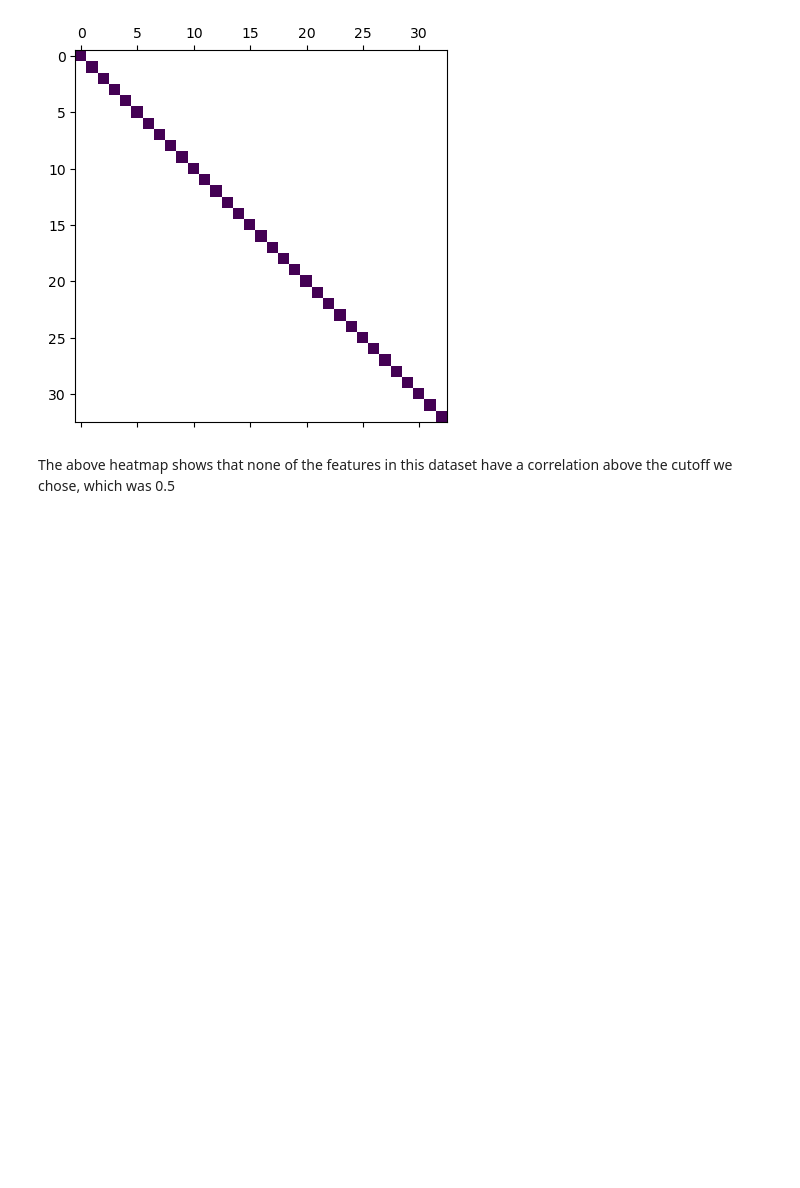
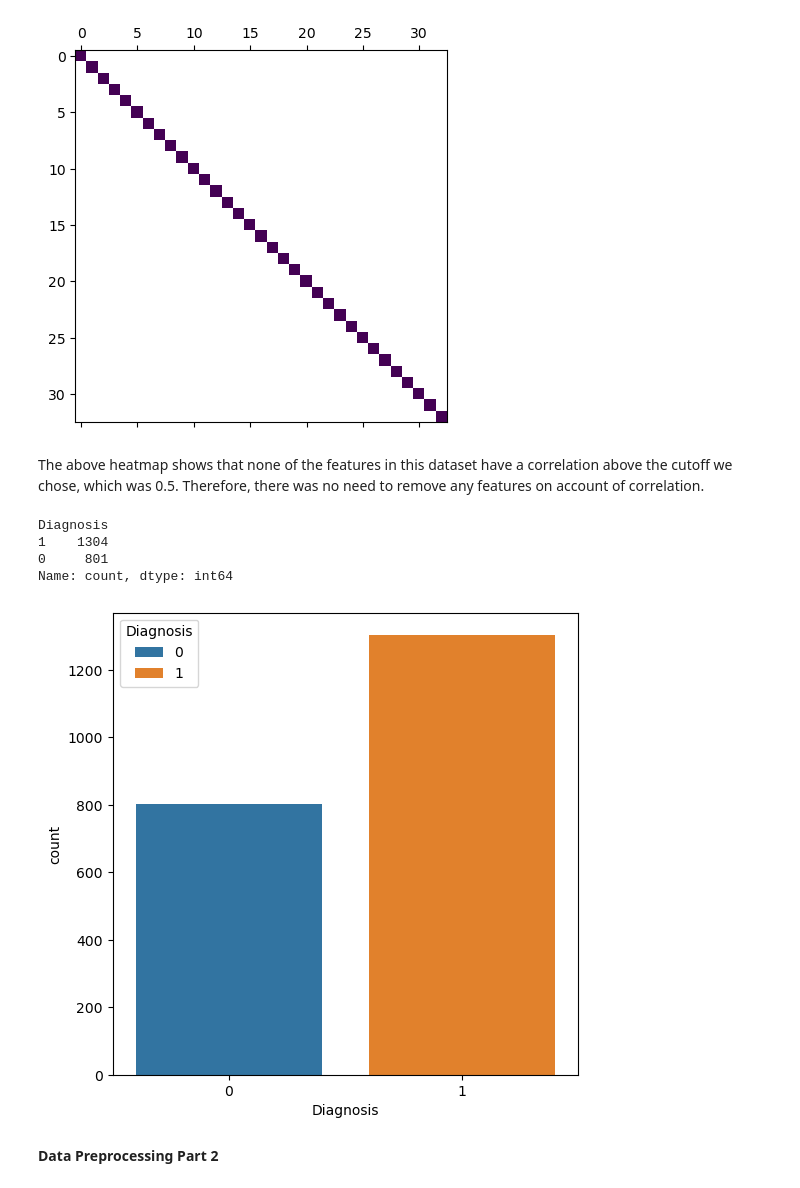
Before and after one commit to RiaChacko/MLGroup, a Jupyter notebook: Parkinsons/Parkinsons_Project.ipynb, the cells around one changed output. Saved outputs shown, nothing was run; the diff lists cells and outputs as text; code cells hidden in the pictures; blank space fills up the shorter version.

```diff
--- a/Parkinsons/Parkinsons_Project.ipynb
+++ b/Parkinsons/Parkinsons_Project.ipynb
@@ -21,7 +25,7 @@ parkinsons_data.head()
 # %%
 #Drop Irrelevant Features
 pk_irr = parkinsons_data.drop('PatientID',axis=1)
-pk_irr = parkinsons_data.drop('DoctorInCharge',axis=1)
+pk_features = parkinsons_data.drop('DoctorInCharge',axis=1)
 # %%
 #Decouple Features and Target
 pk_features = pk_irr.drop('Diagnosis',axis=1)
@@ -39,4 +43,18 @@ plt.matshow(data_high_correlation)
 [figure]
 [figure]
 # %% [markdown]
-The above heatmap shows that none of the features in this dataset have a correlation above the cutoff we chose, which was 0.5
+The above heatmap shows that none of the features in this dataset have a correlation above the cutoff we chose, which was 0.5. Therefore, there was no need to remove any features on account of correlation.
+# %%
+#Visualize Class Imbalance
+print(pk_irr['Diagnosis'].value_counts())
+plt.figure(figsize=(6, 6))
+sns.countplot(x='Diagnosis', data=pk_irr, hue='Diagnosis')
+plt.show()
+# %% [output]
+Diagnosis
+1    1304
+0     801
+Name: count, dtype: int64
+[figure, added]
+# %% [markdown]
+**Data Preprocessing Part 2**
```
Also changed, not shown: parts of 3 cells of this notebook.
